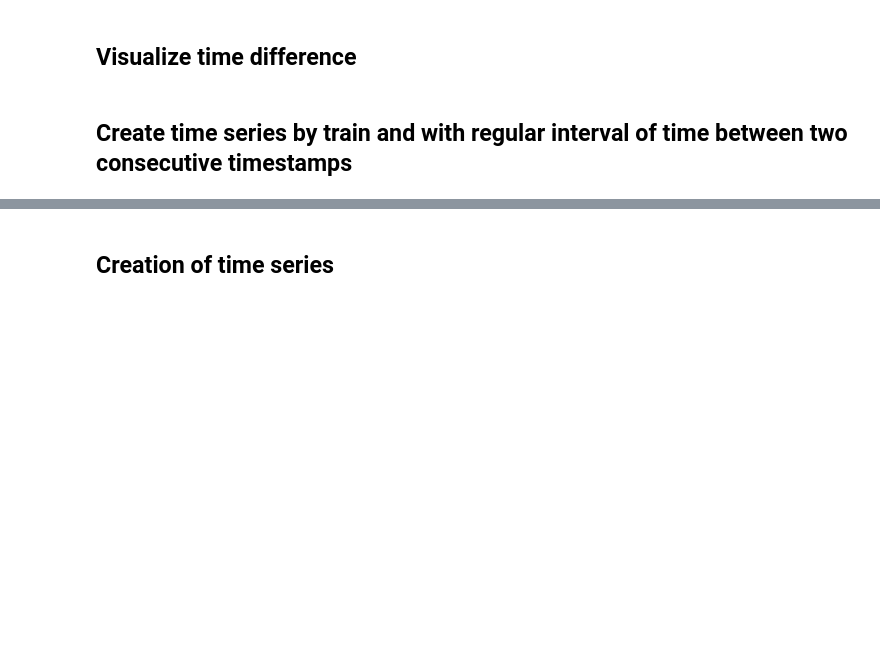
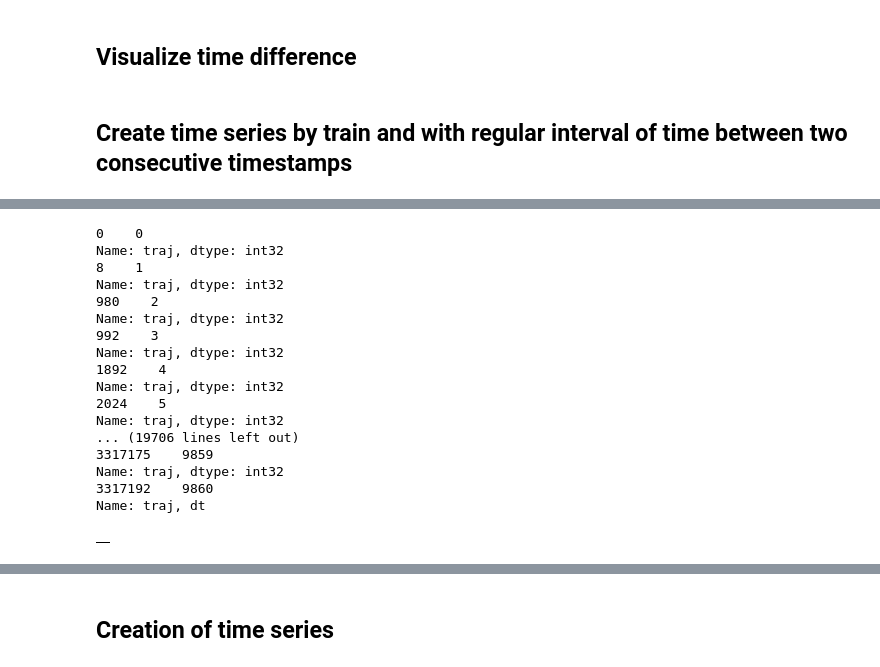
Before and after one commit to SnewZz/INFO-H423-Bigdata-project, a Jupyter notebook: data_preprocessing.ipynb, the cells around one changed output, grey strips where cells are left out. Drawn from its saved outputs; the diff is of its cells as text; code cells hidden in the pictures; blank space fills up the shorter version.

```diff
--- a/data_preprocessing.ipynb
+++ b/data_preprocessing.ipynb
@@ -335,7 +272,9 @@ df2 = df.copy()
 import pytz
 from datetime import timezone
 
-df2['bin_interval_time'] = ((df2['timestamps_UTC'] - pd.datetime.now(tz=pytz.UTC)).dt.total_seconds() % 60).astype(int) #TODO check
+now = pd.datetime.now(tz=pytz.UTC)
+
+df2['bin_interval_time'] = ((df2['timestamps_UTC'] - now).dt.total_seconds() % 60).astype(int) #TODO check
 print(df2.head(100))
 
 
@@ -356,8 +295,6 @@ print(sortedByTrain2[['traj','timestamps_UTC','n_n1']].head(100))
 
 sortedByTrain2['most_common_bin'] = sortedByTrain2.groupby('traj')['bin_interval_time'].transform(lambda x: x.mode().iloc[0])
 
-
-
 print(df2.head(100))
 # %% [output]
        index  Unnamed: 0.1  mapped_veh_id  n_n1            timestamps_UTC  \
@@ -397,4 +380,20 @@ print(sortedByTrain2[['traj','timestamps_UTC','n_n1','bin_interval_time','most_c
 # %%
 df3 = sortedByTrain2.copy()
-tau = 12
+tau = 10
 sortedByTrain2 = sortedByTrain2[((sortedByTrain2['bin_interval_time'] >= sortedByTrain2['most_common_bin']-tau) & (sortedByTrain2['bin_interval_time'] <= sortedByTrain2['most_common_bin']+tau))]
+# %%
+sortedByTrain2.drop("n_n1", inplace=True, axis = 1)
+print(sortedByTrain2.columns)
+# Sort the DataFrame by train_id and timestamps in chronological order
+sortedByTrain2 = sortedByTrain2.sort_values(by=['mapped_veh_id','timestamps_UTC'])
+
+# Convert timestamps to datetime objects
+sortedByTrain2['timestamps_UTC'] = pd.to_datetime(sortedByTrain2['timestamps_UTC'], utc=True)
+
+# Calculate time differences (T(n)) between consecutive samples and fill NaN with 0
+n_n1 = sortedByTrain2['timestamps_UTC'].diff().dt.total_seconds()
+n_n1 = n_n1.to_frame(name='n_n1')
+n_n1 = n_n1.fillna(0)
+
+# Insert the calculated time differences as a new column 'n_n1' at position 3
+sortedByTrain2.insert(3,'n_n1',n_n1)
@@ -406,0 +443,17 @@ print(sortedByTrain2.shape[0])
+# %%
+df_final = pd.DataFrame(columns=sortedByTrain2.columns)
+print(df_final)
+global add
+add = -1
+
+def gb_to_rows(gb) :
+    gb.apply(lambda w: addrow(w,df_final),axis=1)
+    print(gb['traj'].drop_duplicates())
+
+def addrow(row,df_final) :
+    global add
+    if row['n_n1'] > 90 :
+        df_final.loc[add,'timestamps_UTC'] = row['timestamps_UTC'] + dt.timedelta(seconds=60)
+        df_final.loc[add,'mapped_veh_id'] = row['mapped_veh_id']
+        df_final.loc[add,'traj'] = row['traj']
+        add -= 1
@@ -406,0 +466,22 @@ print(sortedByTrain2.shape[0])
+# %%
+import datetime as dt
+sortedByTrain2.groupby('traj').apply(lambda z: gb_to_rows(z))
+# %% [output]
+0    0
+Name: traj, dtype: int32
+8    1
+Name: traj, dtype: int32
+980    2
+Name: traj, dtype: int32
+992    3
+Name: traj, dtype: int32
+1892    4
+Name: traj, dtype: int32
+2024    5
+Name: traj, dtype: int32
+... (19706 lines left out)
+3317175    9859
+Name: traj, dtype: int32
+3317192    9860
+Name: traj, dt
+|  |
```
Also changed, not shown: parts of 17 cells of this notebook, 3 other files.
